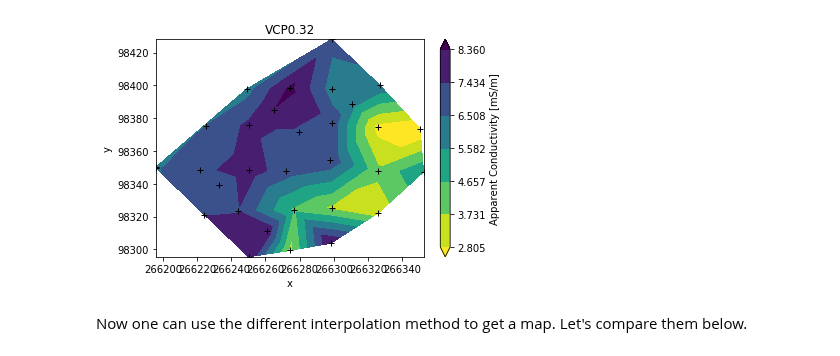
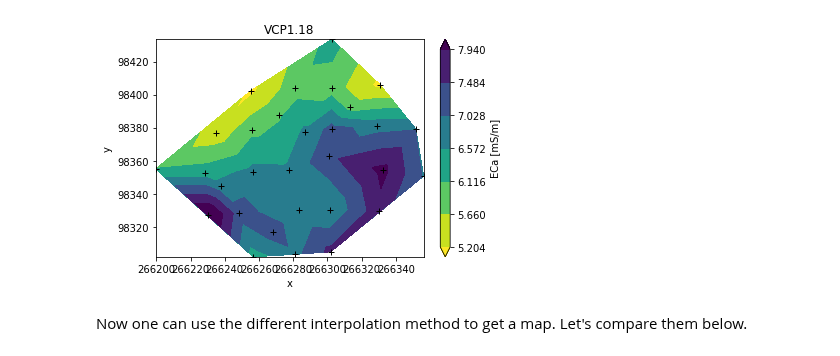
Before and after one commit to hkexgroup/emagpy, a Jupyter notebook: jupyter-notebook/regolith.ipynb, the cells around one changed output. Saved outputs shown, nothing was run; the diff lists cells and outputs as text; code cells hidden in the pictures.

```diff
--- a/jupyter-notebook/regolith.ipynb
+++ b/jupyter-notebook/regolith.ipynb
@@ -26,6 +26,6 @@ k.showMap()
 # %%
-k.showMap(contour=True, pts=True) # do the contouring
+k.showMap(coil=k.coils[2], contour=True, pts=True) # contouring of third coil
 # %% [output]
-[figure, old version]
+[figure, new version]
 # %% [markdown]
 Now one can use the different interpolation method to get a map. Let's compare them below.
```
Also changed, not shown: parts of 12 cells of this notebook, 10 other files.
